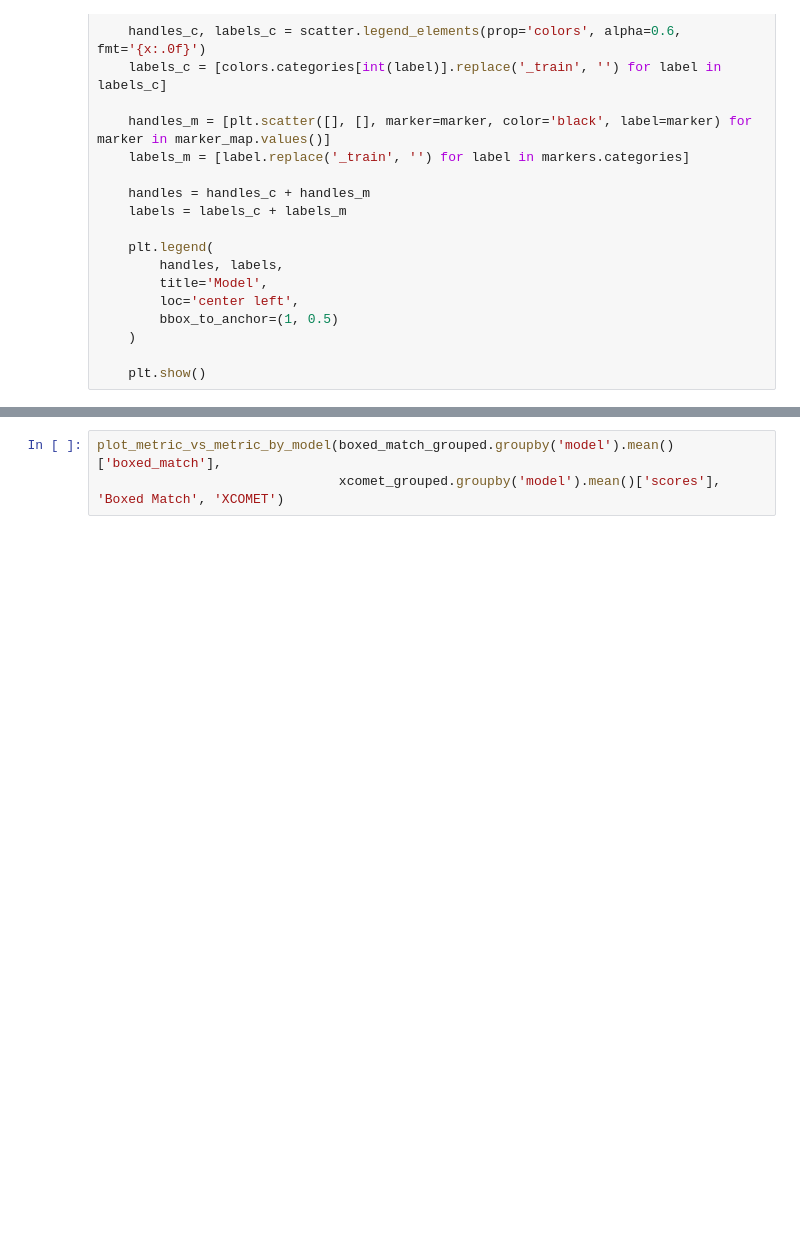
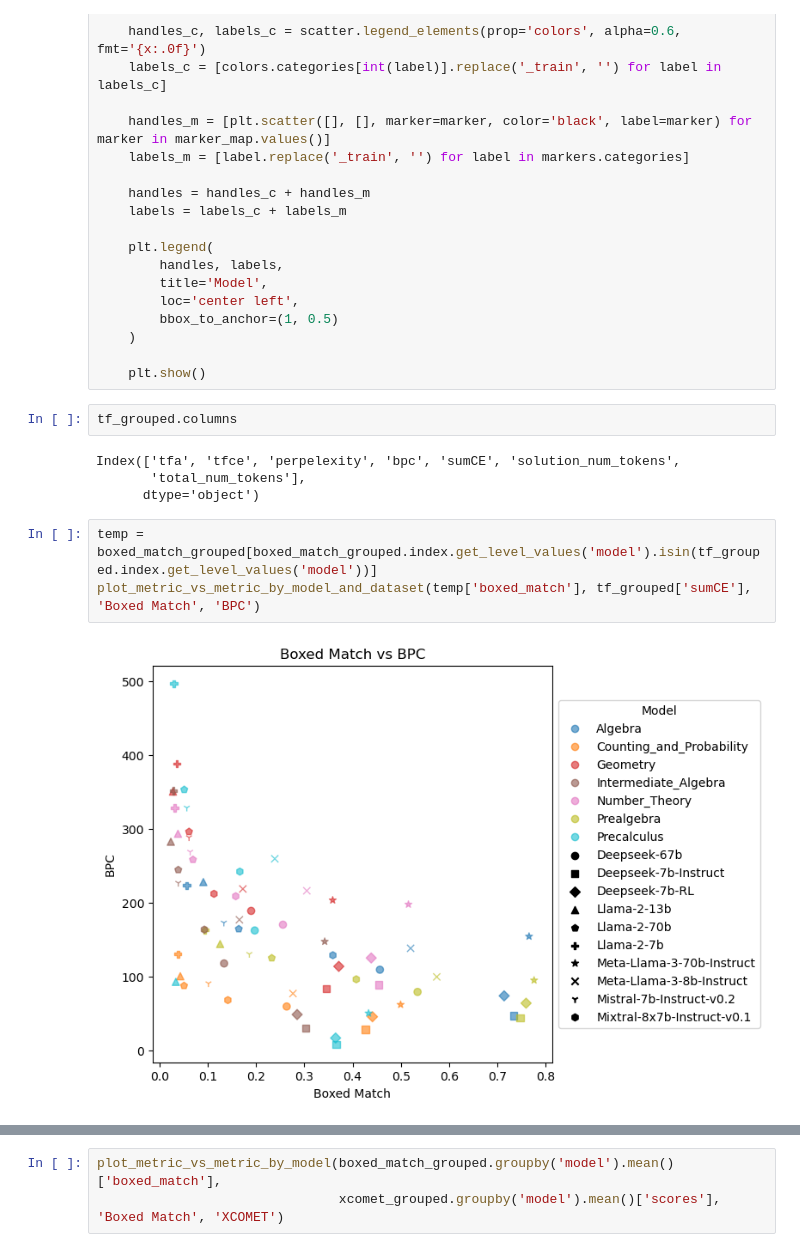
Before and after one commit to kaifronsdal/TheoremSense, a Jupyter notebook: theoremsense/explore_metrics.ipynb, the cells around one changed output, grey strips where cells are left out. Saved outputs shown, nothing was run; the diff lists cells and outputs as text; blank space fills up the shorter version.

```diff
--- a/theoremsense/explore_metrics.ipynb
+++ b/theoremsense/explore_metrics.ipynb
@@ -438,3 +469,14 @@ def plot_metric_vs_metric_by_model_and_dataset(metric1, metric2, metric1_name='M
     )
 
     plt.show()
+# %%
+tf_grouped.columns
+# %% [output]
+Index(['tfa', 'tfce', 'perpelexity', 'bpc', 'sumCE', 'solution_num_tokens',
+       'total_num_tokens'],
+      dtype='object')
+# %%
+temp = boxed_match_grouped[boxed_match_grouped.index.get_level_values('model').isin(tf_grouped.index.get_level_values('model'))]
+plot_metric_vs_metric_by_model_and_dataset(temp['boxed_match'], tf_grouped['sumCE'], 'Boxed Match', 'BPC')
+# %% [output]
+[figure, added]
```
Also changed, not shown: parts of 9 cells of this notebook, 2 other files.
